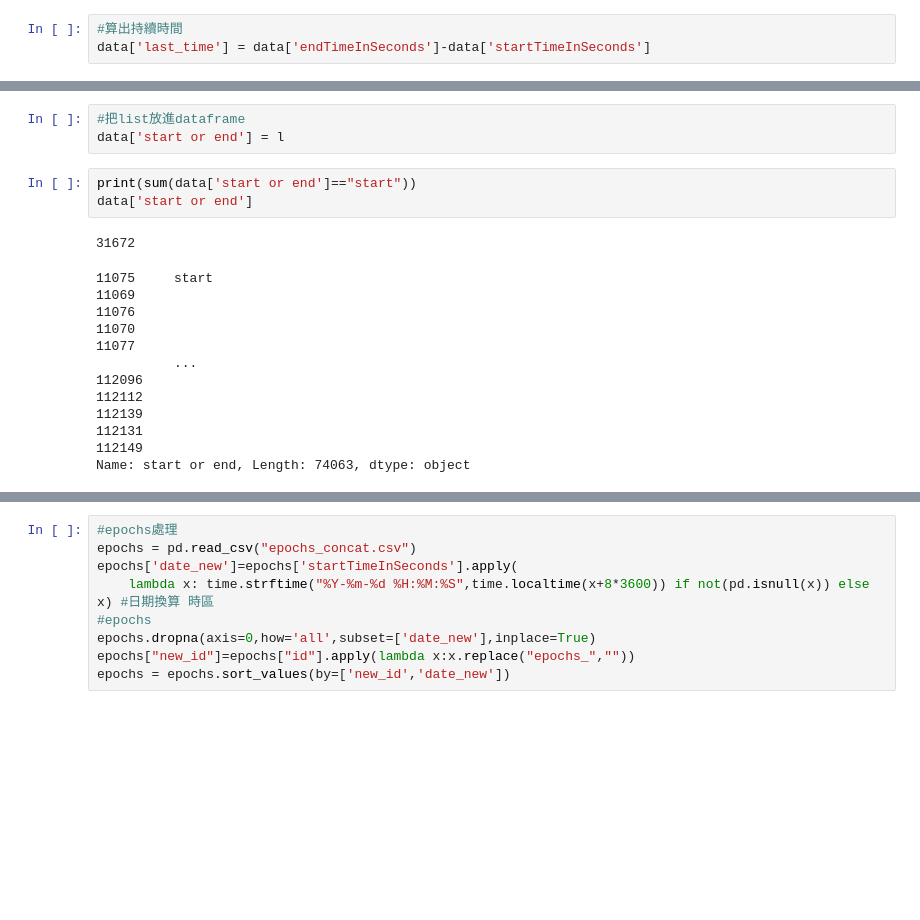
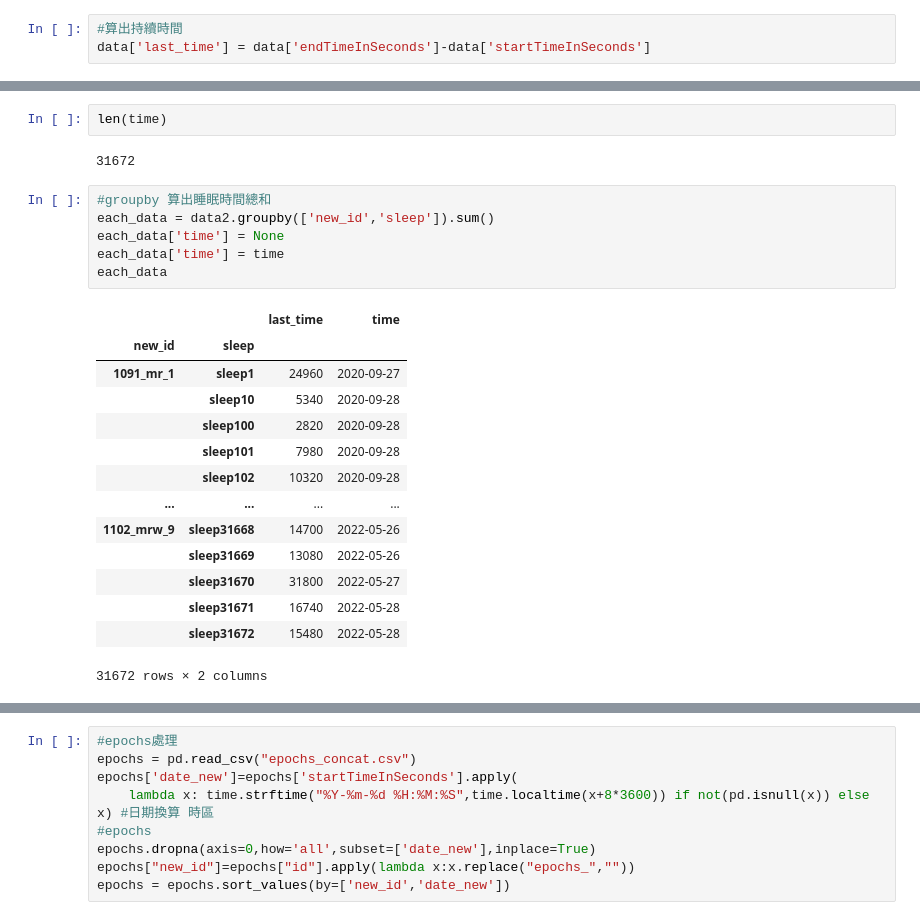
Before and after one commit to im-poster/-, a Jupyter notebook: 巨資期末.ipynb, the cells around one changed output, grey strips where cells are left out. Drawn from its saved outputs; the diff is of its cells as text; blank space fills up the shorter version.

```diff
--- a/巨資期末.ipynb
+++ b/巨資期末.ipynb
@@ -95,20 +175,25 @@ print(len(l))
-# %%
-#把list放進dataframe
-data['start or end'] = l
-# %%
-print(sum(data['start or end']=="start"))
-data['start or end']
-# %% [output]
-31672
-11075     start
-11069
-11076
-11070
-11077
-          ...
-112096
-112112
-112139
-112131
-112149
-Name: start or end, Length: 74063, dtype: object
+# %%
+len(time)
+# %% [output]
+31672
+# %%
+#groupby 算出睡眠時間總和
+each_data = data2.groupby(['new_id','sleep']).sum()
+each_data['time'] = None
+each_data['time'] = time
+each_data
+# %% [output]
+|  |  | last_time | time |
+| new_id | sleep |  |  |
+| 1091_mr_1 | sleep1 | 24960 | 2020-09-27 |
+|  | sleep10 | 5340 | 2020-09-28 |
+|  | sleep100 | 2820 | 2020-09-28 |
+|  | sleep101 | 7980 | 2020-09-28 |
+|  | sleep102 | 10320 | 2020-09-28 |
+| ... | ... | ... | ... |
+| 1102_mrw_9 | sleep31668 | 14700 | 2022-05-26 |
+|  | sleep31669 | 13080 | 2022-05-26 |
+|  | sleep31670 | 31800 | 2022-05-27 |
+|  | sleep31671 | 16740 | 2022-05-28 |
+|  | sleep31672 | 15480 | 2022-05-28 |
+31672 rows × 2 columns
```
Also changed, not shown: parts of 14 cells of this notebook.
